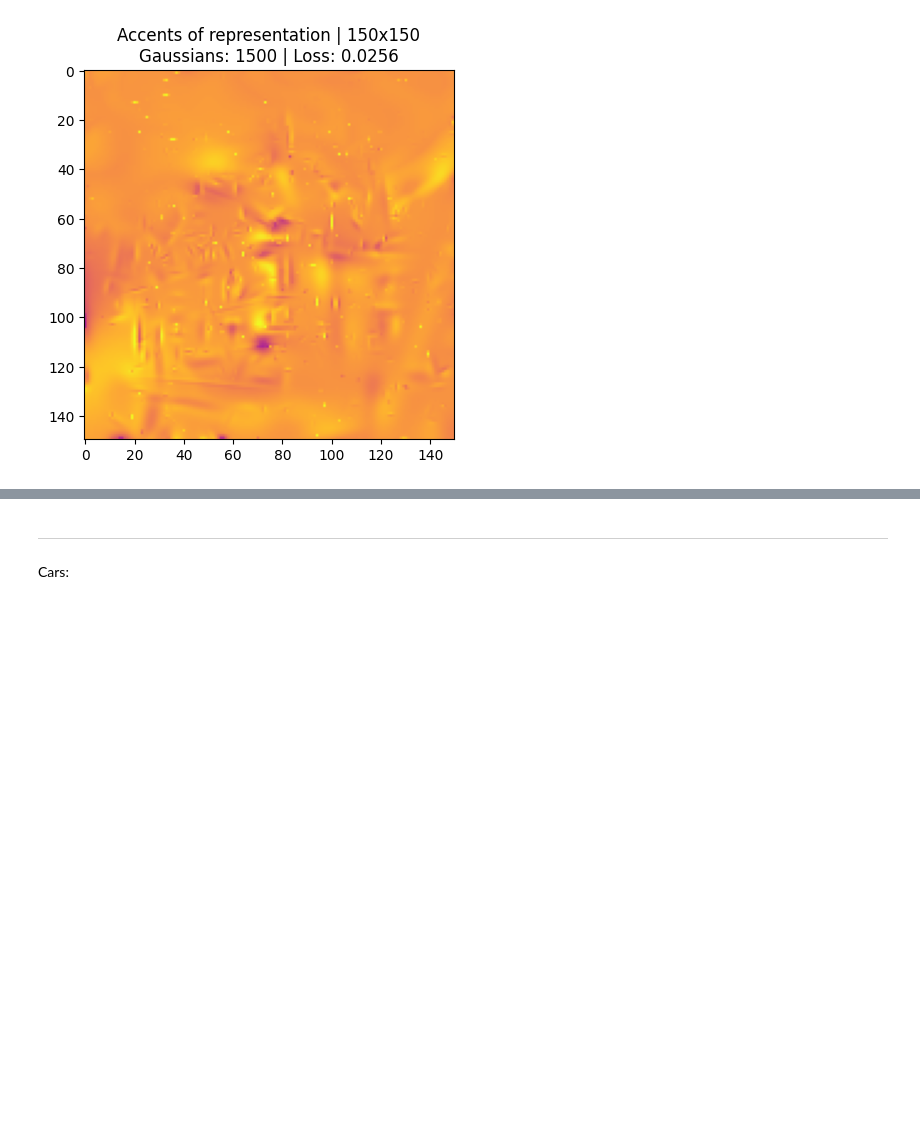
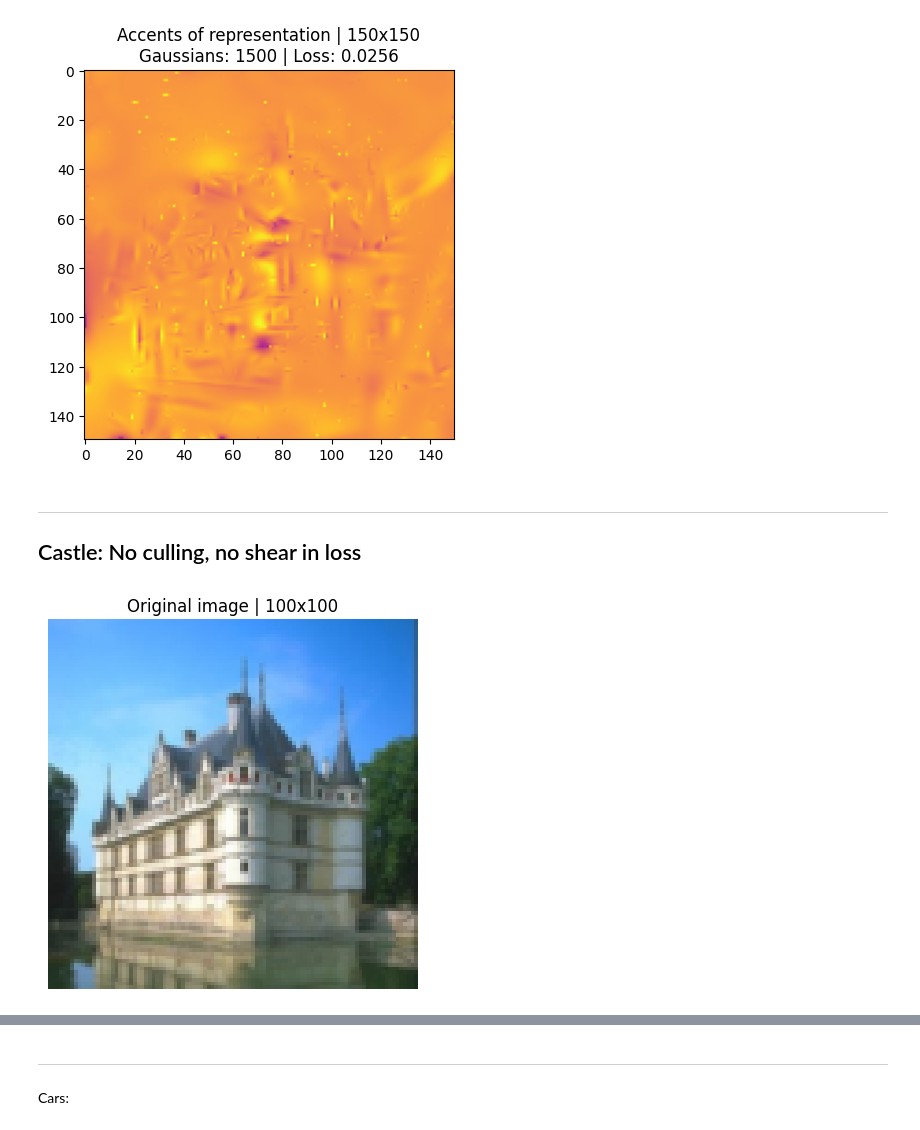
Before and after one commit to SuperVK/sparse-image-repr-bep, a Jupyter notebook: project.ipynb, the cells around one changed output, grey strips where cells are left out. Saved outputs shown, nothing was run; the diff lists cells and outputs as text; code cells hidden in the pictures; blank space fills up the shorter version.

```diff
--- a/project.ipynb
+++ b/project.ipynb
@@ -520,3 +564,13 @@ plot_accents(color_first, color_second, scale_shear, rotation, translation, 100,
 plot_accents(color_first, color_second, scale_shear, rotation, translation, 150, loss)
 # %% [output]
 [figure]
+# %% [markdown]
+---
+## Castle: No culling, no shear in loss
+# %%
+img = torchvision.transforms.functional.crop(torchvision.io.decode_image('./data/bsd300-castle.jpg'), 0, 0, 321, 321).float()
+
+output_z = torchvision.transforms.Resize(100)(img) / 255.0
+plot_original(output_z);
+# %% [output]
+[figure, added]
```
Also changed, not shown: parts of 14 cells of this notebook, 19 other files.
